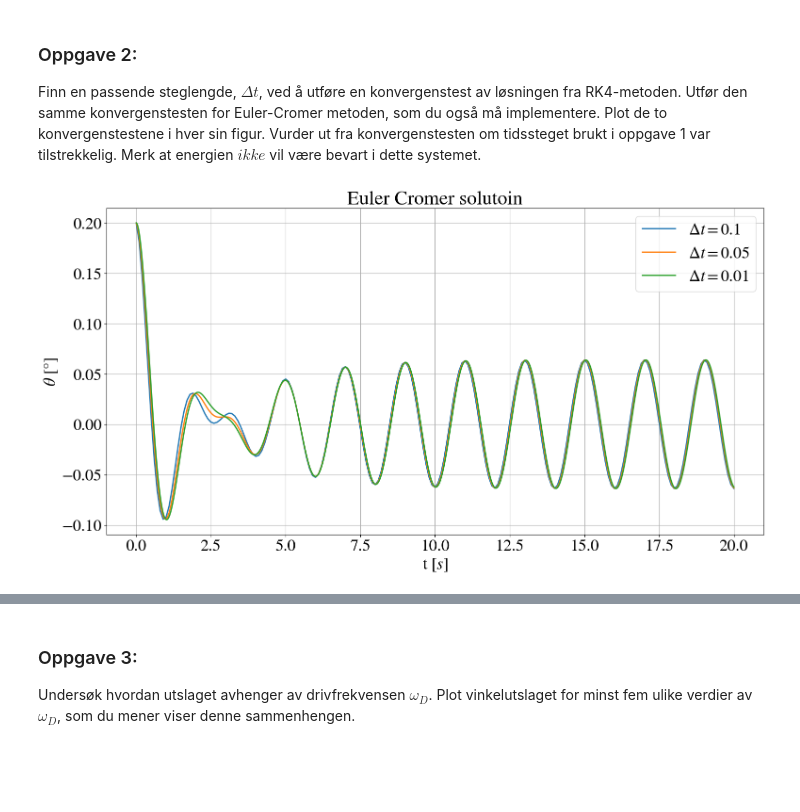
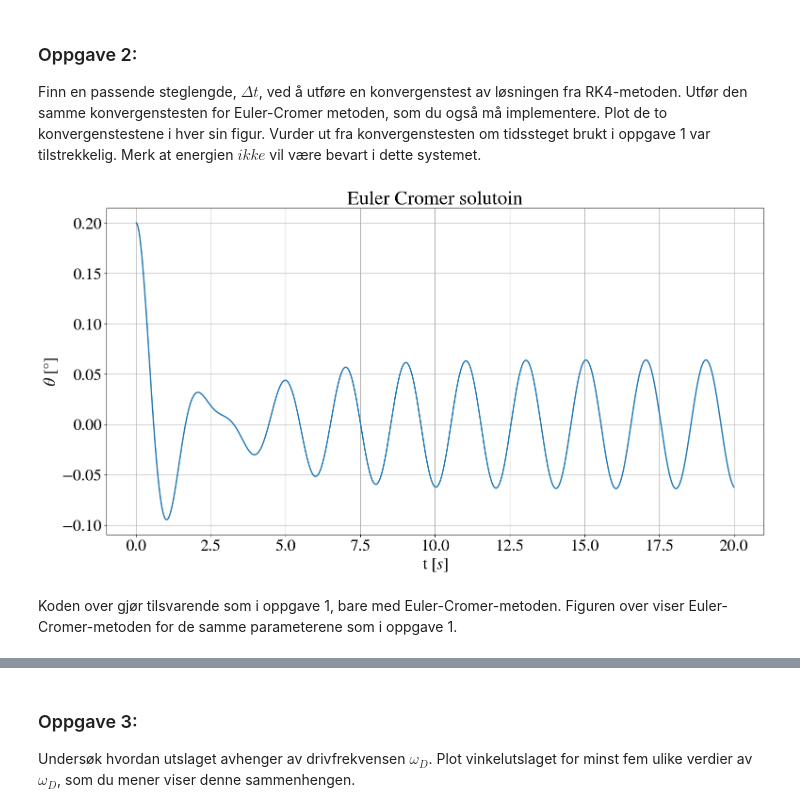
Before and after one commit to Oliver-BS/TFY4163-numerical-project, a Jupyter notebook: main.ipynb, the cells around one changed output, grey strips where cells are left out. Saved outputs shown, nothing was run; the diff lists cells and outputs as text; code cells hidden in the pictures; blank space fills up the shorter version.

```diff
--- a/main.ipynb
+++ b/main.ipynb
@@ -18,14 +18,12 @@ parameters = {
 Bruk fjørne ordenens Runge-Kutta (RK4) metiden fir å løse bevegelseslikningen. Plot vinkelutslaget som funksjon av tid, opp til $t = 20s$. Bruk tidssteg $\Delta t = 0.01s$
 # %%
 
-newparams = {'figure.figsize': (18, 9), 'axes.grid': False,
+plotparams = {'figure.figsize': (18, 9), 'axes.grid': False,
              'lines.linewidth': 2,
              'font.size': 25, 'mathtext.fontset': 'stix',
              'font.family': 'STIXGeneral'}
 
-plt.rcParams.update(newparams) # Updates the parametere set above.
-
-#RK4 metode kopiert fra tidligere numerisk øving
+plt.rcParams.update(plotparams)
 
 def equation(t, params, vals):
     """
@@ -34,11 +32,10 @@ def equation(t, params, vals):
     Parameters
     -----------
     t: (float) time
+    params: (dict) containt all parameters of the swinging motion
     vals: (array) values of theta and omega, [theta, omega]
 
-    Returns
-    -------
-    array with values of the RHS of the equations.
+    returns: array with values of the RHS of the equations.
     """
     l, g, theta_0, theta_dot_0, q, omega_D, FD_ml, T = params.values()
 
@@ -51,12 +48,14 @@ def RK4_step(RHS, params, vals, t, dt):
     """
     Calculates one step of the RK4-algorithm.
 
+
     RHS: (callable) function representing the right hand side of the differential equations
+    params: (dict) containt all parameters of the swinging motion
     vals: (numpy array) previous values of theta and omega, [theta, omega]
     t: (float) previous time
     dt: (float) timestep
 
-    return: (array) next values [theta_next, omega_next]
+    returns: (array) next values [theta_next, omega_next]
     """
     k1 = RHS(t, params, vals)
     k2 = RHS(t+dt/2, params, vals+(dt/2)*k1)
@@ -70,13 +69,12 @@ def RK4_method(RHS, params, dt):
 
     Parameters
     -----------
-    k: RHS of equation
-    f: RHS of equation
-    theta0: initial value of theta
-    w0: initail value of omega
-    dt: timestep
+    RHS: (callable) function representing the right hand side of the differential equations
+    params: (dict) containt all parameters of the swinging motion
+    vals: (numpy array) previous values of theta and omega, [theta, omega]
+    dt: (float) timestep
 
-    return theta, w, t
+    returns: theta, w, t
     """
     l, g, theta_0, theta_dot_0, q, omega_D, FD_ml, T = params.values()
 
@@ -150,20 +148,18 @@ def euler_cromer(RHS, params, dt):
 
     return theta, w, t
 # %%
-for dt in [0.1, 0.05, 0.01]:
-    theta_R, w_r, t = euler_cromer(equation, parameters, dt=dt)
+theta_R, w_r, t = euler_cromer(equation, parameters, dt=0.01)
 
-    plt.plot(t, theta_R, label=r"$\Delta t = $" + str(dt))
-    plt.title(f'Euler Cromer solutoin')
-
-
-    plt.xlabel(r't $[s]$')
-    plt.ylabel(r'$\theta$ $[\degree]$')
-    plt.legend()
-    plt.grid()
+plt.plot(t, theta_R)
+plt.title(f'Euler Cromer solutoin')
+plt.xlabel(r't $[s]$')
+plt.ylabel(r'$\theta$ $[\degree]$')
+plt.grid()
 plt.show()
 # %% [output]
-[figure, old version]
+[figure, new version]
+# %% [markdown]
+Koden over gjør tilsvarende som i oppgave 1, bare med Euler-Cromer-metoden. Figuren over viser Euler-Cromer-metoden for de samme parameterene som i oppgave 1.
 # %%
 def generate_solutions(method, RHS, params, dt_max, dt_min, N):
     '''
```
Also changed, not shown: parts of 11 cells of this notebook.
